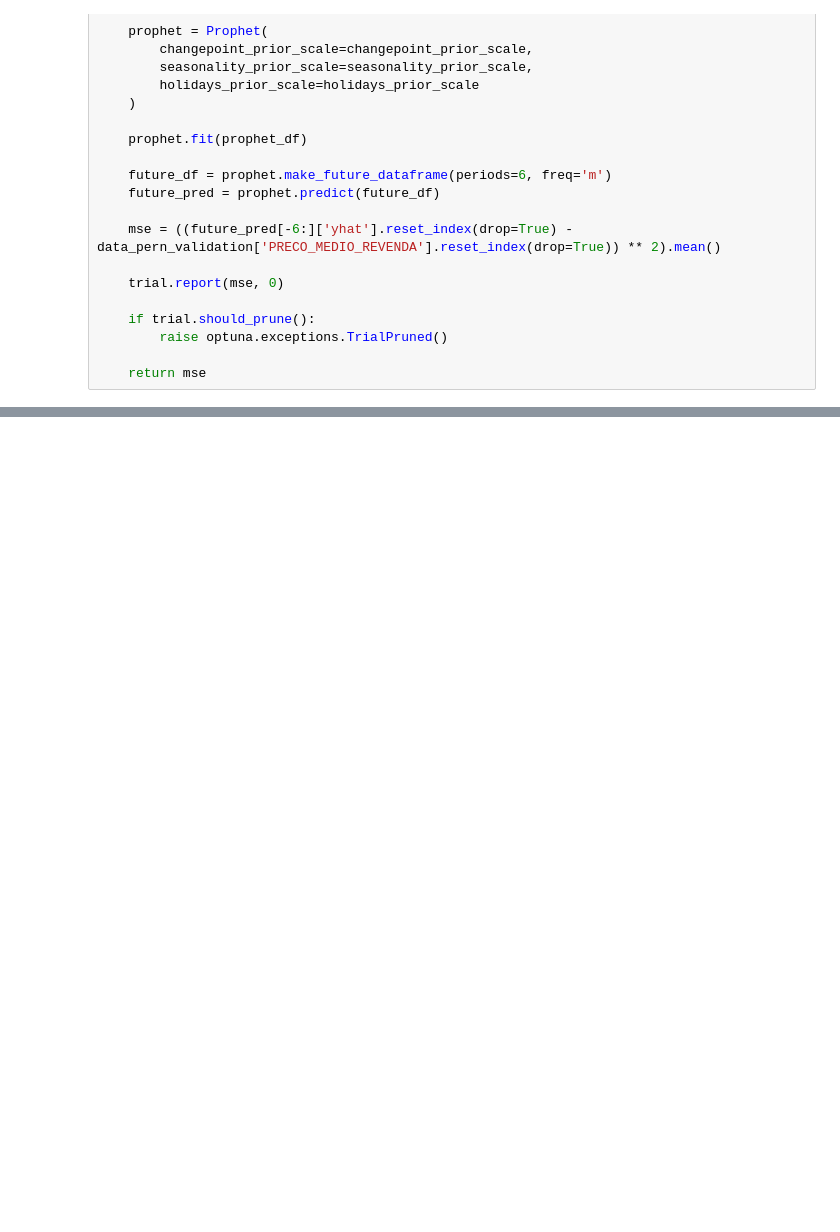
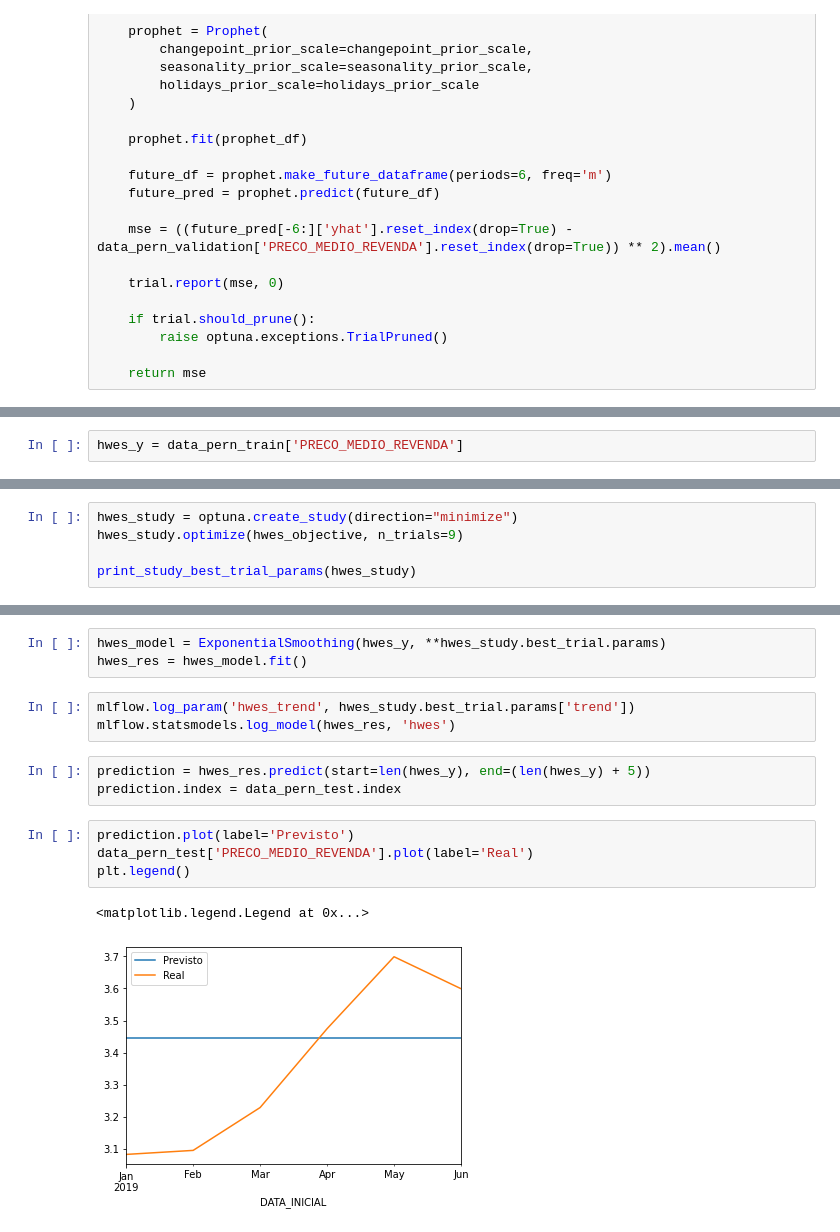
Before and after one commit to GabrielBarbosaGV/if697-projeto-2, a Jupyter notebook: notebook.ipynb, the cells around one changed output, grey strips where cells are left out. Drawn from its saved outputs; the diff is of its cells as text; blank space fills up the shorter version.

```diff
--- a/notebook.ipynb
+++ b/notebook.ipynb
@@ -231,0 +385,2 @@ NameError: NameError: name 'AutoReg' is not defined
+# %%
+hwes_y = data_pern_train['PRECO_MEDIO_REVENDA']
@@ -231,0 +409,5 @@ NameError: NameError: name 'AutoReg' is not defined
+# %%
+hwes_study = optuna.create_study(direction="minimize")
+hwes_study.optimize(hwes_objective, n_trials=9)
+
+print_study_best_trial_params(hwes_study)
@@ -231,0 +429,16 @@ NameError: NameError: name 'AutoReg' is not defined
+# %%
+hwes_model = ExponentialSmoothing(hwes_y, **hwes_study.best_trial.params)
+hwes_res = hwes_model.fit()
+# %%
+mlflow.log_param('hwes_trend', hwes_study.best_trial.params['trend'])
+mlflow.statsmodels.log_model(hwes_res, 'hwes')
+# %%
+prediction = hwes_res.predict(start=len(hwes_y), end=(len(hwes_y) + 5))
+prediction.index = data_pern_test.index
+# %%
+prediction.plot(label='Previsto')
+data_pern_test['PRECO_MEDIO_REVENDA'].plot(label='Real')
+plt.legend()
+# %% [output]
+<matplotlib.legend.Legend at 0x...>
+[figure, added]
```
Also changed, not shown: parts of 36 cells of this notebook.
